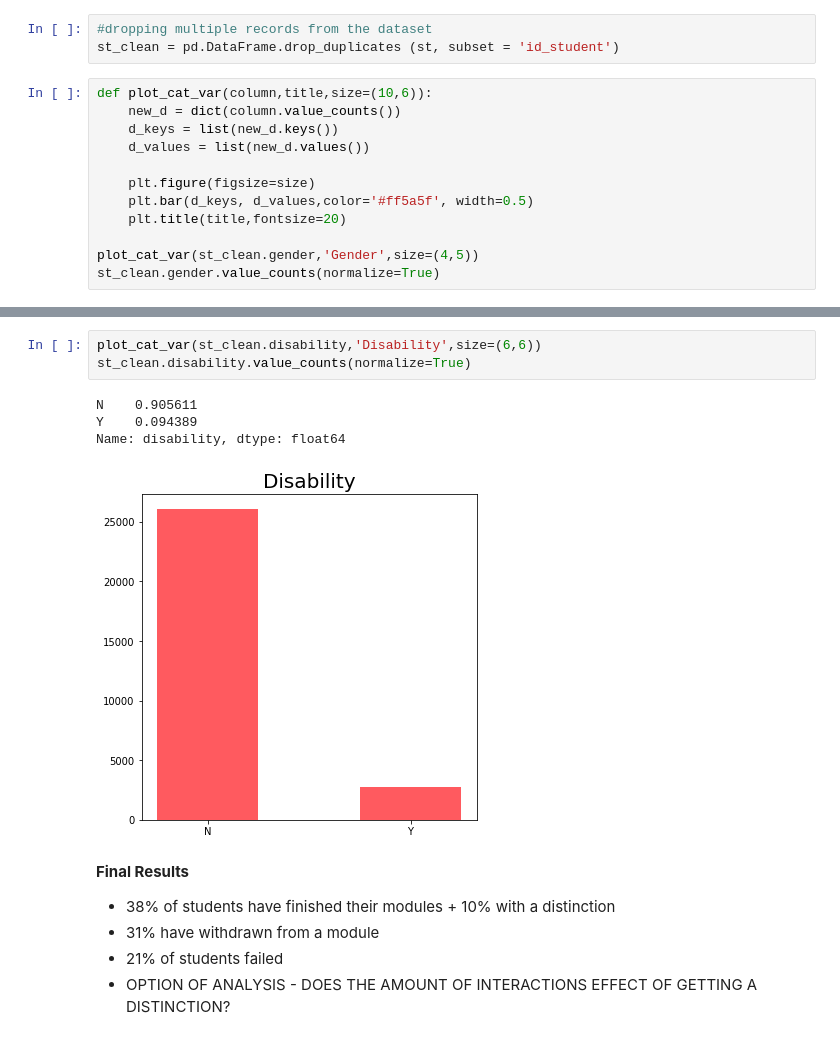
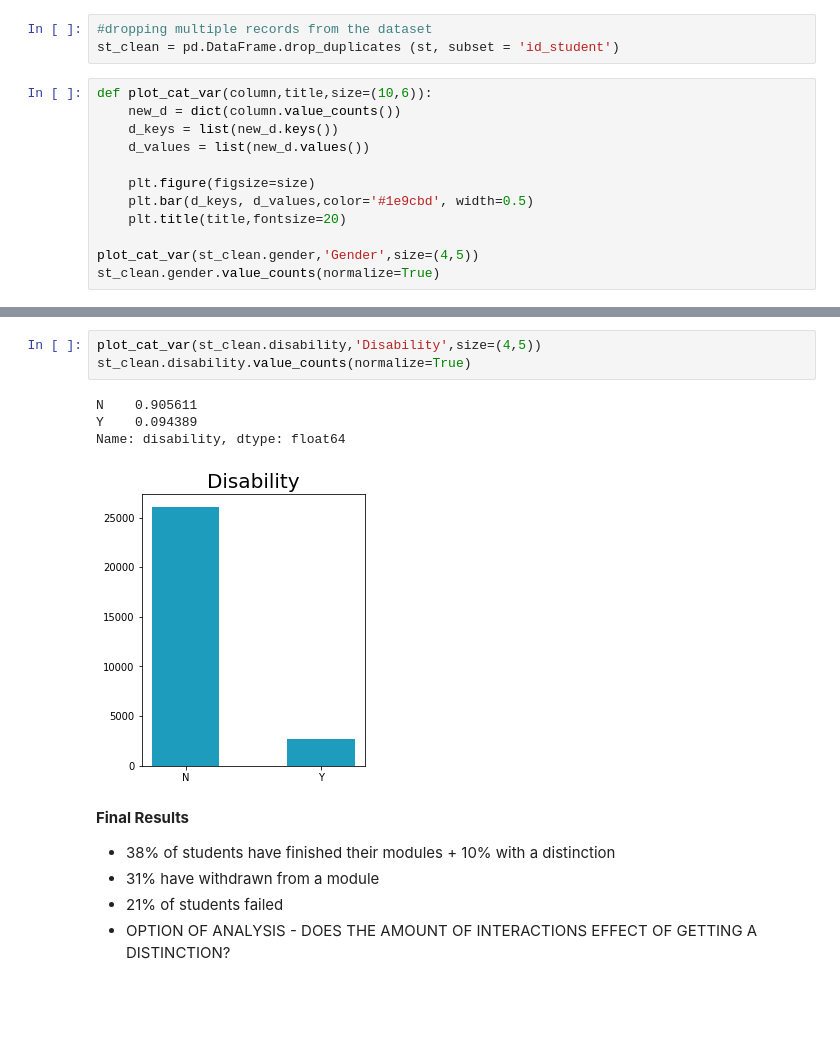
Before and after one commit to nikolholicka/curriculum, a Jupyter notebook: mod6/project_ideas/project_idea_2.ipynb, the cells around one changed output, grey strips where cells are left out. Drawn from its saved outputs; the diff is of its cells as text; blank space fills up the shorter version.

```diff
--- a/mod6/project_ideas/project_idea_2.ipynb
+++ b/mod6/project_ideas/project_idea_2.ipynb
@@ -52,7 +63,7 @@ def plot_cat_var(column,title,size=(10,6)):
     d_values = list(new_d.values())
 
     plt.figure(figsize=size)
-    plt.bar(d_keys, d_values,color='#ff5a5f', width=0.5)
+    plt.bar(d_keys, d_values,color='#1e9cbd', width=0.5)
     plt.title(title,fontsize=20)
 
 plot_cat_var(st_clean.gender,'Gender',size=(4,5))
@@ -85,11 +96,11 @@ Name: age_band, dtype: float64
 # %%
-plot_cat_var(st_clean.disability,'Disability',size=(6,6))
+plot_cat_var(st_clean.disability,'Disability',size=(4,5))
 st_clean.disability.value_counts(normalize=True)
 # %% [output]
 N    0.905611
 Y    0.094389
 Name: disability, dtype: float64
-[figure, old version]
+[figure, new version]
 # %% [markdown]
 **Final Results**
 * 38% of students have finished their modules + 10% with a distinction
```
Also changed, not shown: parts of 43 cells of this notebook, 1 other file.
